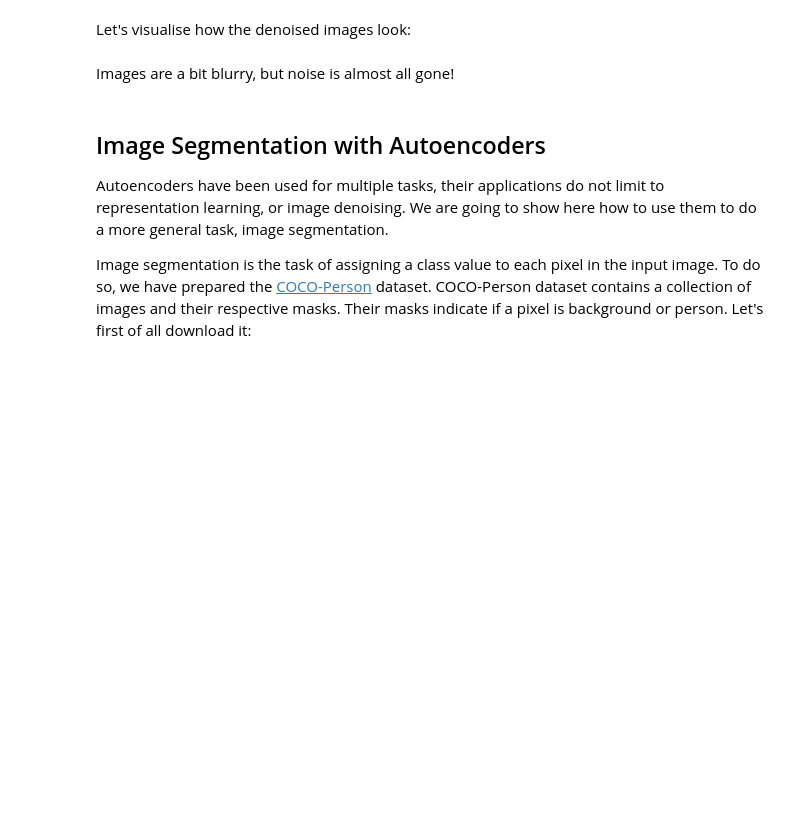
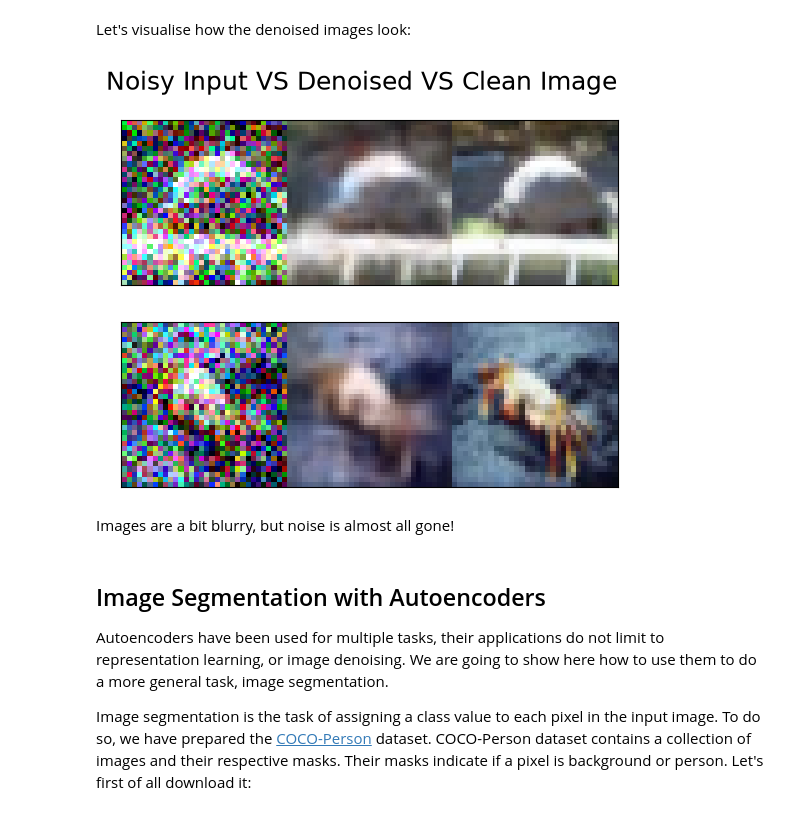
Before and after one commit to Shad0wSAMA/DeepLearningNotebooks, a Jupyter notebook: Filled/06_Autoencoders.ipynb, the cells around one changed output. Cells and saved outputs as stored; diff of their text form; code cells hidden in the pictures; blank space fills up the shorter version.

```diff
--- a/Filled/06_Autoencoders.ipynb
+++ b/Filled/06_Autoencoders.ipynb
@@ -1218,27 +1323,29 @@ print('Model with Skip Connections MSE: {:0.4f}'.format(mse))
 # %% [markdown]
 Let's visualise how the denoised images look:
 # %%
-idx_example = np.random.randint(0, len(x_test_noise) - 1)
+idx_example = np.random.randint(0, len(x_test_noise))
 with torch.no_grad():
     noisy_input = torch.tensor(
         x_test_noise[idx_example:idx_example+2].transpose(0, 3, 1, 2),
         dtype=torch.float32
     ).to(DEVICE)
     denoised_output = skip_model(noisy_input).cpu().numpy().transpose(0, 2, 3, 1)
 
 N = 2
 fig, axes = plt.subplots(N, 1)
 plt.suptitle('Noisy Input VS Denoised VS Clean Image', fontsize=18)
 for row in range(N):
     im = np.concatenate((
         x_test_noise[idx_example+row],
         np.clip(denoised_output[row], 0, 1),
         x_test[idx_example+row]
     ), axis=1)
     axes[row].imshow(np.clip(im, 0, 1))
     axes[row].set_xticks([])
     axes[row].set_yticks([])
 plt.show()
+# %% [output]
+[figure, added]
 # %% [markdown]
 Images are a bit blurry, but noise is almost all gone!
 # %% [markdown]
```
Also changed, not shown: parts of 37 cells of this notebook, 3 other files.
